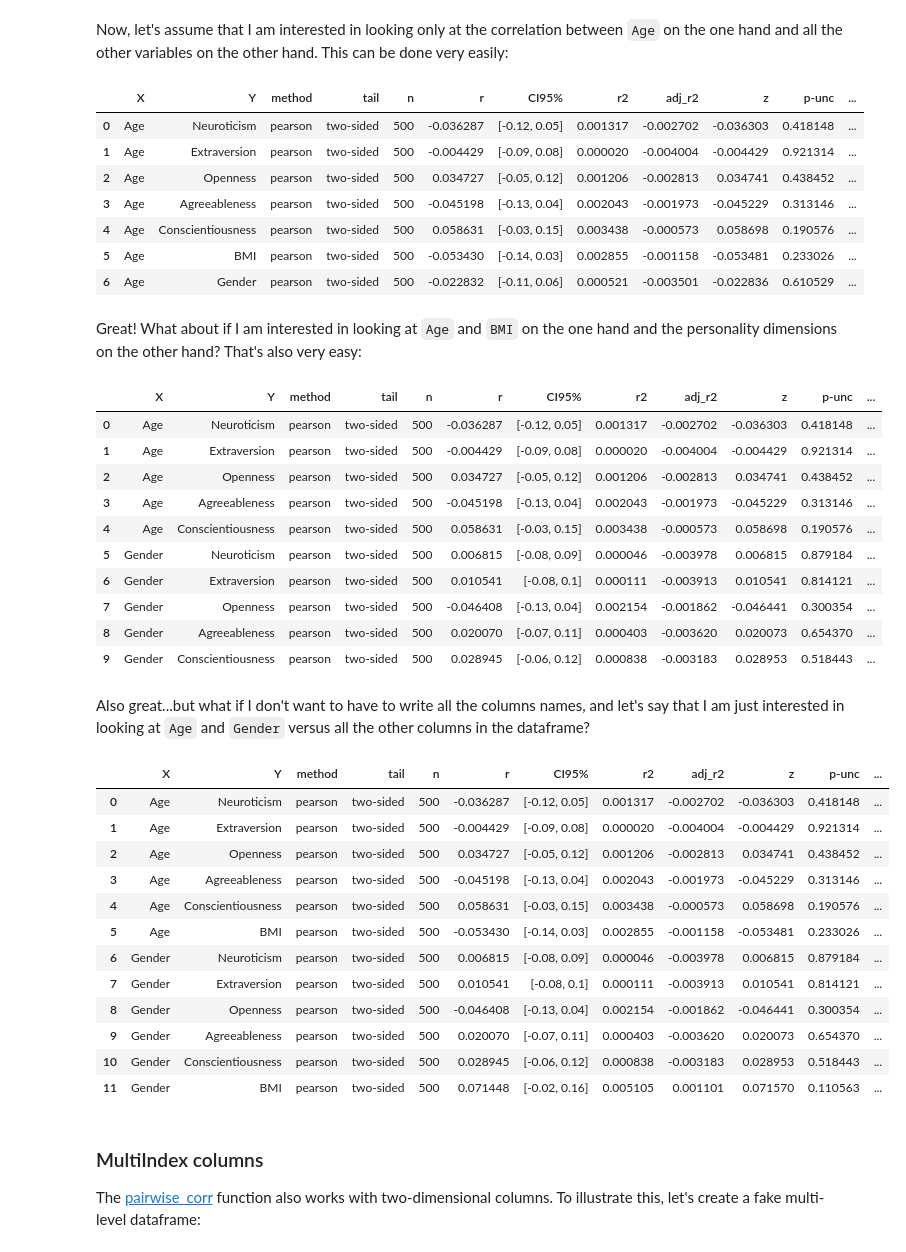
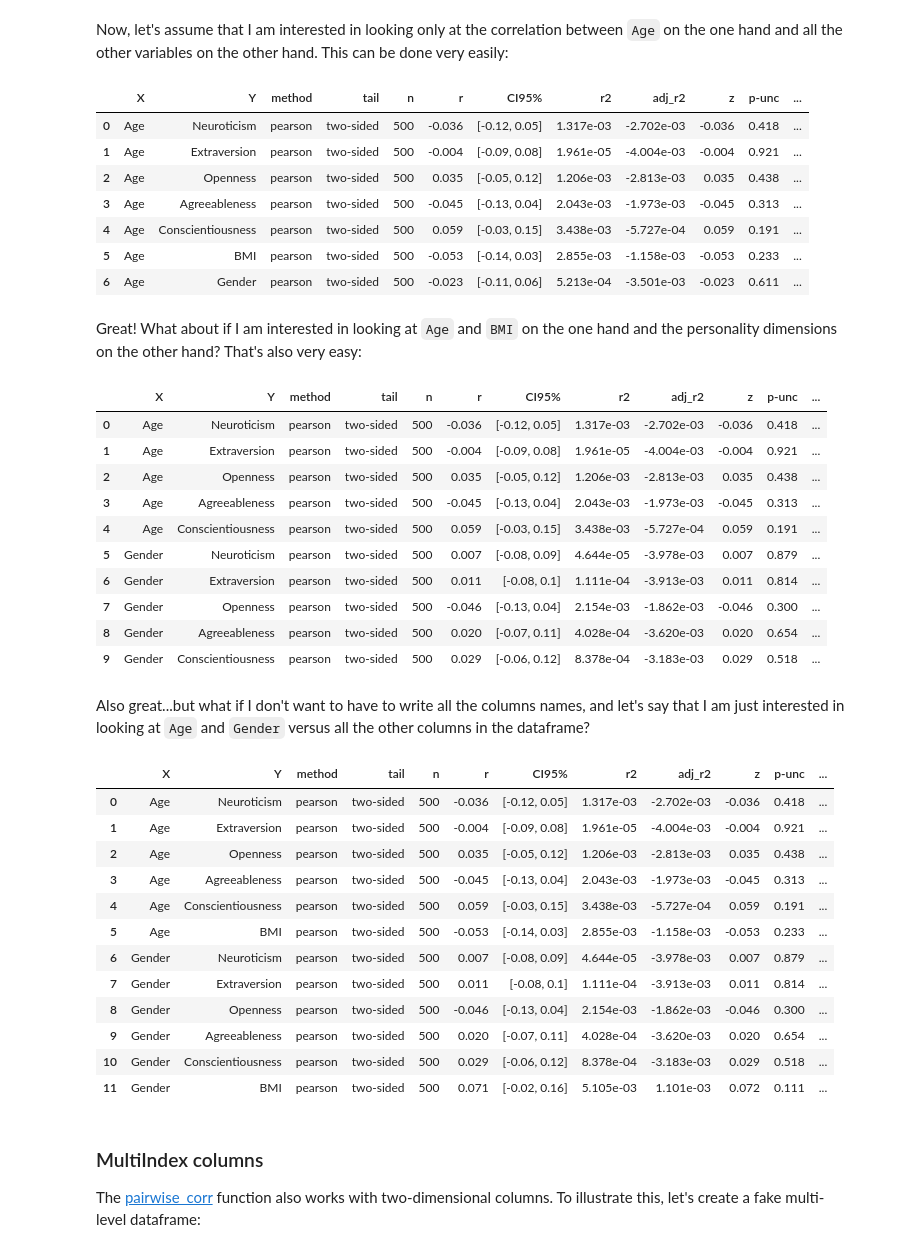
Before and after one commit to raphaelvallat/pingouin, a Jupyter notebook: notebooks/04_Correlations.ipynb, the cells around one changed output. Saved outputs shown, nothing was run; the diff lists cells and outputs as text; code cells hidden in the pictures.

```diff
--- a/notebooks/04_Correlations.ipynb
+++ b/notebooks/04_Correlations.ipynb
@@ -4,10 +4,15 @@
 ## Simple correlation
 Computing a correlation between two variables in Pingouin is done using the [corr](https://pingouin-stats.org/generated/pingouin.corr.html#pingouin.corr) function
 # %%
+import pandas as pd
+import pingouin as pg
+
+# Set the default Pandas float precision to 3 decimals
+pd.set_option("display.precision", 3)
+
 x = [4, 5, 7, 4, 5, 6, 8, 9]
 y = [3, 4, 5, 3, 4, 5, 4, 3]
 
-from pingouin import corr
-corr(x, y)
+pg.corr(x, y)
 # %% [output]
 |  | n | r | CI95% | r2 | adj_r2 | p-val | BF10 | power |
@@ -39,9 +44,7 @@ We will now see how to compute pairwise correlations coefficients across columns
 
 To do so, we will first load an example dataset in which each row represents one subject and each columns represent a score on the well-known Big Five personality traits. There are 500 subjects in total.
 # %%
-from pingouin import read_dataset
-
-df = read_dataset('pairwise_corr')
+df = pg.read_dataset('pairwise_corr')
 
 # Remove the 'Subject' column
 df.drop(columns='Subject', inplace=True)
@@ -150,52 +152,52 @@ df.head()
 # %% [markdown]
 Now, let's assume that I am interested in looking only at the correlation between `Age` on the one hand and all the other variables on the other hand. This can be done very easily:
 # %%
-pairwise_corr(df, columns='Age')  # Age versus all the other numeric columns
+pg.pairwise_corr(df, columns='Age')  # Age versus all the other numeric columns
 # %% [output]
 |  | X | Y | method | tail | n | r | CI95% | r2 | adj_r2 | z | p-unc | ... |
-| 0 | Age | Neuroticism | pearson | two-sided | 500 | -0.036287 | [-0.12, 0.05] | 0.001317 | -0.002702 | -0.036303 | 0.418148 | ... |
-| 1 | Age | Extraversion | pearson | two-sided | 500 | -0.004429 | [-0.09, 0.08] | 0.000020 | -0.004004 | -0.004429 | 0.921314 | ... |
-| 2 | Age | Openness | pearson | two-sided | 500 | 0.034727 | [-0.05, 0.12] | 0.001206 | -0.002813 | 0.034741 | 0.438452 | ... |
-| 3 | Age | Agreeableness | pearson | two-sided | 500 | -0.045198 | [-0.13, 0.04] | 0.002043 | -0.001973 | -0.045229 | 0.313146 | ... |
-| 4 | Age | Conscientiousness | pearson | two-sided | 500 | 0.058631 | [-0.03, 0.15] | 0.003438 | -0.000573 | 0.058698 | 0.190576 | ... |
-| 5 | Age | BMI | pearson | two-sided | 500 | -0.053430 | [-0.14, 0.03] | 0.002855 | -0.001158 | -0.053481 | 0.233026 | ... |
-| 6 | Age | Gender | pearson | two-sided | 500 | -0.022832 | [-0.11, 0.06] | 0.000521 | -0.003501 | -0.022836 | 0.610529 | ... |
+| 0 | Age | Neuroticism | pearson | two-sided | 500 | -0.036 | [-0.12, 0.05] | 1.317e-03 | -2.702e-03 | -0.036 | 0.418 | ... |
+| 1 | Age | Extraversion | pearson | two-sided | 500 | -0.004 | [-0.09, 0.08] | 1.961e-05 | -4.004e-03 | -0.004 | 0.921 | ... |
+| 2 | Age | Openness | pearson | two-sided | 500 | 0.035 | [-0.05, 0.12] | 1.206e-03 | -2.813e-03 | 0.035 | 0.438 | ... |
+| 3 | Age | Agreeableness | pearson | two-sided | 500 | -0.045 | [-0.13, 0.04] | 2.043e-03 | -1.973e-03 | -0.045 | 0.313 | ... |
+| 4 | Age | Conscientiousness | pearson | two-sided | 500 | 0.059 | [-0.03, 0.15] | 3.438e-03 | -5.727e-04 | 0.059 | 0.191 | ... |
+| 5 | Age | BMI | pearson | two-sided | 500 | -0.053 | [-0.14, 0.03] | 2.855e-03 | -1.158e-03 | -0.053 | 0.233 | ... |
+| 6 | Age | Gender | pearson | two-sided | 500 | -0.023 | [-0.11, 0.06] | 5.213e-04 | -3.501e-03 | -0.023 | 0.611 | ... |
 # %% [markdown]
 Great! What about if I am interested in looking at `Age` and `BMI` on the one hand and the personality dimensions on the other hand? That's also very easy:
 # %%
 subj = ['Age', 'Gender']
 personality = ['Neuroticism', 'Extraversion', 'Openness', 'Agreeableness', 'Conscientiousness']
-pairwise_corr(df, columns=[subj, personality])  # Cartesian product between the first and second list
+pg.pairwise_corr(df, columns=[subj, personality])  # Cartesian product between the first and second list
 # %% [output]
 |  | X | Y | method | tail | n | r | CI95% | r2 | adj_r2 | z | p-unc | ... |
-| 0 | Age | Neuroticism | pearson | two-sided | 500 | -0.036287 | [-0.12, 0.05] | 0.001317 | -0.002702 | -0.036303 | 0.418148 | ... |
-| 1 | Age | Extraversion | pearson | two-sided | 500 | -0.004429 | [-0.09, 0.08] | 0.000020 | -0.004004 | -0.004429 | 0.921314 | ... |
-| 2 | Age | Openness | pearson | two-sided | 500 | 0.034727 | [-0.05, 0.12] | 0.001206 | -0.002813 | 0.034741 | 0.438452 | ... |
-| 3 | Age | Agreeableness | pearson | two-sided | 500 | -0.045198 | [-0.13, 0.04] | 0.002043 | -0.001973 | -0.045229 | 0.313146 | ... |
-| 4 | Age | Conscientiousness | pearson | two-sided | 500 | 0.058631 | [-0.03, 0.15] | 0.003438 | -0.000573 | 0.058698 | 0.190576 | ... |
-| 5 | Gender | Neuroticism | pearson | two-sided | 500 | 0.006815 | [-0.08, 0.09] | 0.000046 | -0.003978 | 0.006815 | 0.879184 | ... |
-| 6 | Gender | Extraversion | pearson | two-sided | 500 | 0.010541 | [-0.08, 0.1] | 0.000111 | -0.003913 | 0.010541 | 0.814121 | ... |
-| 7 | Gender | Openness | pearson | two-sided | 500 | -0.046408 | [-0.13, 0.04] | 0.002154 | -0.001862 | -0.046441 | 0.300354 | ... |
-| 8 | Gender | Agreeableness | pearson | two-sided | 500 | 0.020070 | [-0.07, 0.11] | 0.000403 | -0.003620 | 0.020073 | 0.654370 | ... |
-| 9 | Gender | Conscientiousness | pearson | two-sided | 500 | 0.028945 | [-0.06, 0.12] | 0.000838 | -0.003183 | 0.028953 | 0.518443 | ... |
+| 0 | Age | Neuroticism | pearson | two-sided | 500 | -0.036 | [-0.12, 0.05] | 1.317e-03 | -2.702e-03 | -0.036 | 0.418 | ... |
+| 1 | Age | Extraversion | pearson | two-sided | 500 | -0.004 | [-0.09, 0.08] | 1.961e-05 | -4.004e-03 | -0.004 | 0.921 | ... |
+| 2 | Age | Openness | pearson | two-sided | 500 | 0.035 | [-0.05, 0.12] | 1.206e-03 | -2.813e-03 | 0.035 | 0.438 | ... |
+| 3 | Age | Agreeableness | pearson | two-sided | 500 | -0.045 | [-0.13, 0.04] | 2.043e-03 | -1.973e-03 | -0.045 | 0.313 | ... |
+| 4 | Age | Conscientiousness | pearson | two-sided | 500 | 0.059 | [-0.03, 0.15] | 3.438e-03 | -5.727e-04 | 0.059 | 0.191 | ... |
+| 5 | Gender | Neuroticism | pearson | two-sided | 500 | 0.007 | [-0.08, 0.09] | 4.644e-05 | -3.978e-03 | 0.007 | 0.879 | ... |
+| 6 | Gender | Extraversion | pearson | two-sided | 500 | 0.011 | [-0.08, 0.1] | 1.111e-04 | -3.913e-03 | 0.011 | 0.814 | ... |
+| 7 | Gender | Openness | pearson | two-sided | 500 | -0.046 | [-0.13, 0.04] | 2.154e-03 | -1.862e-03 | -0.046 | 0.300 | ... |
+| 8 | Gender | Agreeableness | pearson | two-sided | 500 | 0.020 | [-0.07, 0.11] | 4.028e-04 | -3.620e-03 | 0.020 | 0.654 | ... |
+| 9 | Gender | Conscientiousness | pearson | two-sided | 500 | 0.029 | [-0.06, 0.12] | 8.378e-04 | -3.183e-03 | 0.029 | 0.518 | ... |
 # %% [markdown]
 Also great...but what if I don't want to have to write all the columns names, and let's say that I am just interested in looking at `Age` and `Gender` versus all the other columns in the dataframe?
 # %%
-pairwise_corr(df, columns=[subj, None])
+pg.pairwise_corr(df, columns=[subj, None])
 # %% [output]
 |  | X | Y | method | tail | n | r | CI95% | r2 | adj_r2 | z | p-unc | ... |
-| 0 | Age | Neuroticism | pearson | two-sided | 500 | -0.036287 | [-0.12, 0.05] | 0.001317 | -0.002702 | -0.036303 | 0.418148 | ... |
-| 1 | Age | Extraversion | pearson | two-sided | 500 | -0.004429 | [-0.09, 0.08] | 0.000020 | -0.004004 | -0.004429 | 0.921314 | ... |
-| 2 | Age | Openness | pearson | two-sided | 500 | 0.034727 | [-0.05, 0.12] | 0.001206 | -0.002813 | 0.034741 | 0.438452 | ... |
-| 3 | Age | Agreeableness | pearson | two-sided | 500 | -0.045198 | [-0.13, 0.04] | 0.002043 | -0.001973 | -0.045229 | 0.313146 | ... |
-| 4 | Age | Conscientiousness | pearson | two-sided | 500 | 0.058631 | [-0.03, 0.15] | 0.003438 | -0.000573 | 0.058698 | 0.190576 | ... |
-| 5 | Age | BMI | pearson | two-sided | 500 | -0.053430 | [-0.14, 0.03] | 0.002855 | -0.001158 | -0.053481 | 0.233026 | ... |
-| 6 | Gender | Neuroticism | pearson | two-sided | 500 | 0.006815 | [-0.08, 0.09] | 0.000046 | -0.003978 | 0.006815 | 0.879184 | ... |
-| 7 | Gender | Extraversion | pearson | two-sided | 500 | 0.010541 | [-0.08, 0.1] | 0.000111 | -0.003913 | 0.010541 | 0.814121 | ... |
-| 8 | Gender | Openness | pearson | two-sided | 500 | -0.046408 | [-0.13, 0.04] | 0.002154 | -0.001862 | -0.046441 | 0.300354 | ... |
-| 9 | Gender | Agreeableness | pearson | two-sided | 500 | 0.020070 | [-0.07, 0.11] | 0.000403 | -0.003620 | 0.020073 | 0.654370 | ... |
-| 10 | Gender | Conscientiousness | pearson | two-sided | 500 | 0.028945 | [-0.06, 0.12] | 0.000838 | -0.003183 | 0.028953 | 0.518443 | ... |
-| 11 | Gender | BMI | pearson | two-sided | 500 | 0.071448 | [-0.02, 0.16] | 0.005105 | 0.001101 | 0.071570 | 0.110563 | ... |
+| 0 | Age | Neuroticism | pearson | two-sided | 500 | -0.036 | [-0.12, 0.05] | 1.317e-03 | -2.702e-03 | -0.036 | 0.418 | ... |
+| 1 | Age | Extraversion | pearson | two-sided | 500 | -0.004 | [-0.09, 0.08] | 1.961e-05 | -4.004e-03 | -0.004 | 0.921 | ... |
+| 2 | Age | Openness | pearson | two-sided | 500 | 0.035 | [-0.05, 0.12] | 1.206e-03 | -2.813e-03 | 0.035 | 0.438 | ... |
+| 3 | Age | Agreeableness | pearson | two-sided | 500 | -0.045 | [-0.13, 0.04] | 2.043e-03 | -1.973e-03 | -0.045 | 0.313 | ... |
+| 4 | Age | Conscientiousness | pearson | two-sided | 500 | 0.059 | [-0.03, 0.15] | 3.438e-03 | -5.727e-04 | 0.059 | 0.191 | ... |
+| 5 | Age | BMI | pearson | two-sided | 500 | -0.053 | [-0.14, 0.03] | 2.855e-03 | -1.158e-03 | -0.053 | 0.233 | ... |
+| 6 | Gender | Neuroticism | pearson | two-sided | 500 | 0.007 | [-0.08, 0.09] | 4.644e-05 | -3.978e-03 | 0.007 | 0.879 | ... |
+| 7 | Gender | Extraversion | pearson | two-sided | 500 | 0.011 | [-0.08, 0.1] | 1.111e-04 | -3.913e-03 | 0.011 | 0.814 | ... |
+| 8 | Gender | Openness | pearson | two-sided | 500 | -0.046 | [-0.13, 0.04] | 2.154e-03 | -1.862e-03 | -0.046 | 0.300 | ... |
+| 9 | Gender | Agreeableness | pearson | two-sided | 500 | 0.020 | [-0.07, 0.11] | 4.028e-04 | -3.620e-03 | 0.020 | 0.654 | ... |
+| 10 | Gender | Conscientiousness | pearson | two-sided | 500 | 0.029 | [-0.06, 0.12] | 8.378e-04 | -3.183e-03 | 0.029 | 0.518 | ... |
+| 11 | Gender | BMI | pearson | two-sided | 500 | 0.071 | [-0.02, 0.16] | 5.105e-03 | 1.101e-03 | 0.072 | 0.111 | ... |
 # %% [markdown]
 ### MultiIndex columns
 
```
Also changed, not shown: parts of 22 cells of this notebook, 22 other files.
